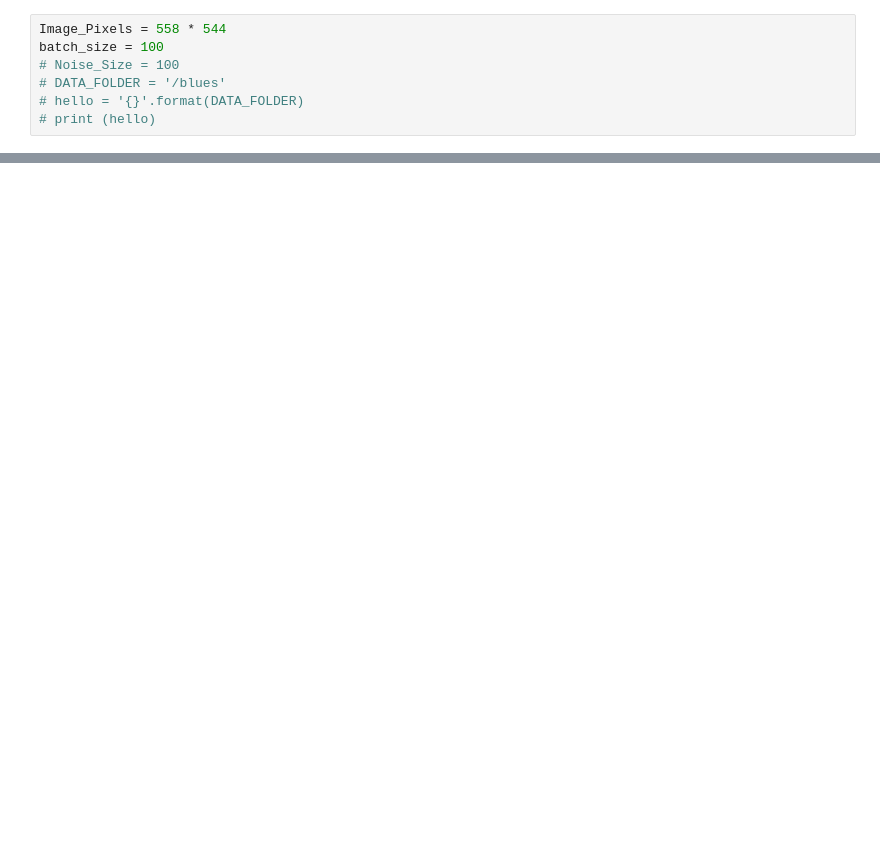
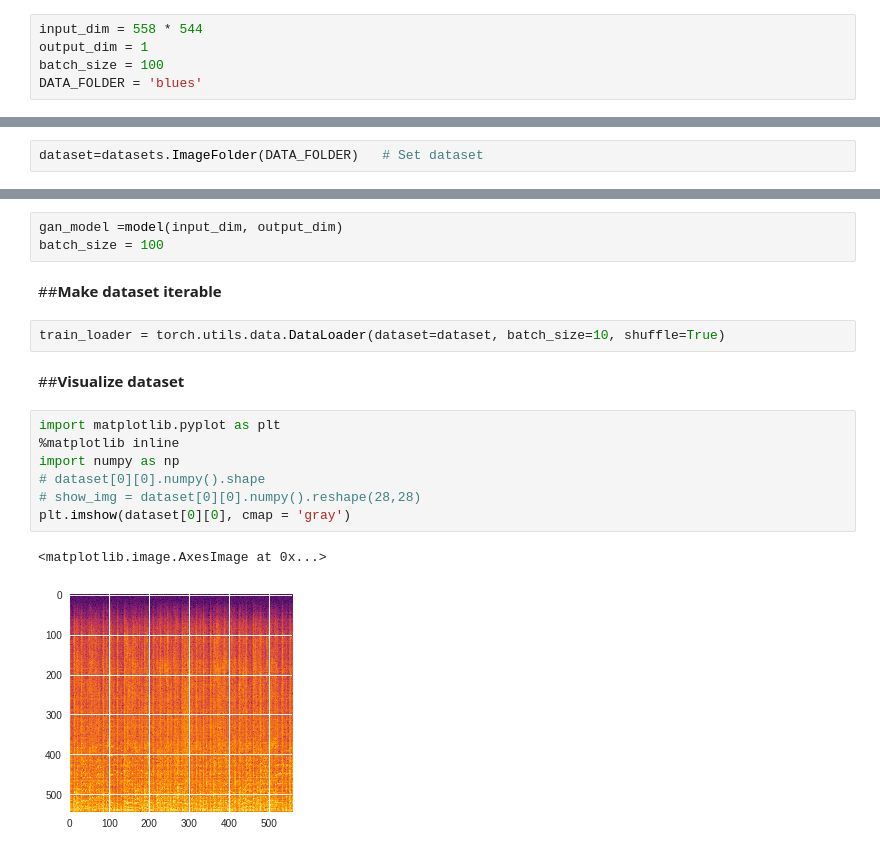
Before and after one commit to thisiseshan/music-gan, a Jupyter notebook: gan.ipynb, the cells around one changed output, grey strips where cells are left out. Saved outputs shown, nothing was run; the diff lists cells and outputs as text; blank space fills up the shorter version.

Commit message:
add labels and make dataset iterable

```diff
--- a/gan.ipynb
+++ b/gan.ipynb
@@ -88,7 +35,5 @@ Archive:  blues.zip
 # %%
-Image_Pixels = 558 * 544
+input_dim = 558 * 544
+output_dim = 1
 batch_size = 100
-# Noise_Size = 100
-# DATA_FOLDER = '/blues'
-# hello = '{}'.format(DATA_FOLDER)
-# print (hello)
+DATA_FOLDER = 'blues'
@@ -213,0 +40,2 @@ AttributeError: ignored
+# %%
+dataset=datasets.ImageFolder(DATA_FOLDER)   # Set dataset
@@ -213,0 +57,19 @@ AttributeError: ignored
+# %%
+gan_model =model(input_dim, output_dim)
+batch_size = 100
+# %% [markdown]
+##**Make dataset iterable**
+# %%
+train_loader = torch.utils.data.DataLoader(dataset=dataset, batch_size=10, shuffle=True)
+# %% [markdown]
+##**Visualize dataset**
+# %%
+import matplotlib.pyplot as plt
+%matplotlib inline
+import numpy as np
+# dataset[0][0].numpy().shape
+# show_img = dataset[0][0].numpy().reshape(28,28)
+plt.imshow(dataset[0][0], cmap = 'gray')
+# %% [output]
+<matplotlib.image.AxesImage at 0x...>
+[figure, added]
```
Also changed, not shown: parts of 17 cells of this notebook.
